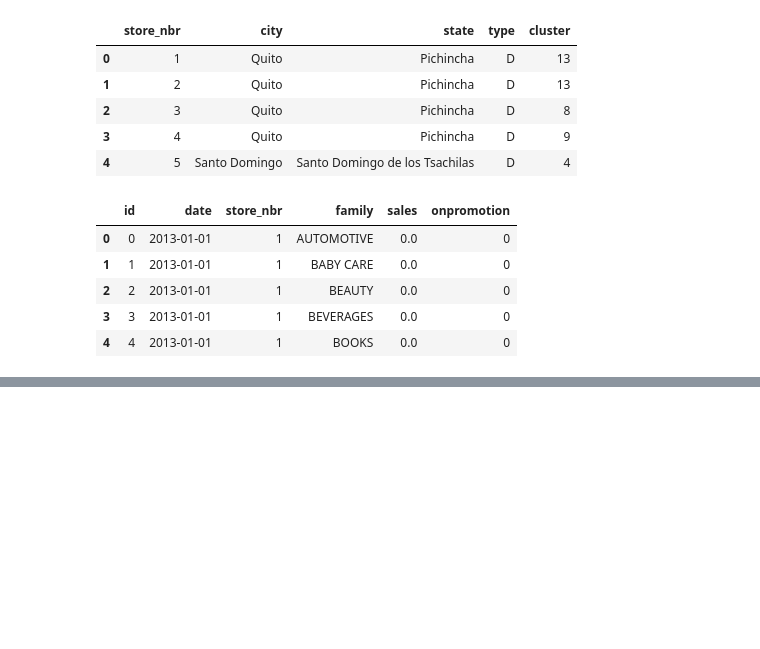
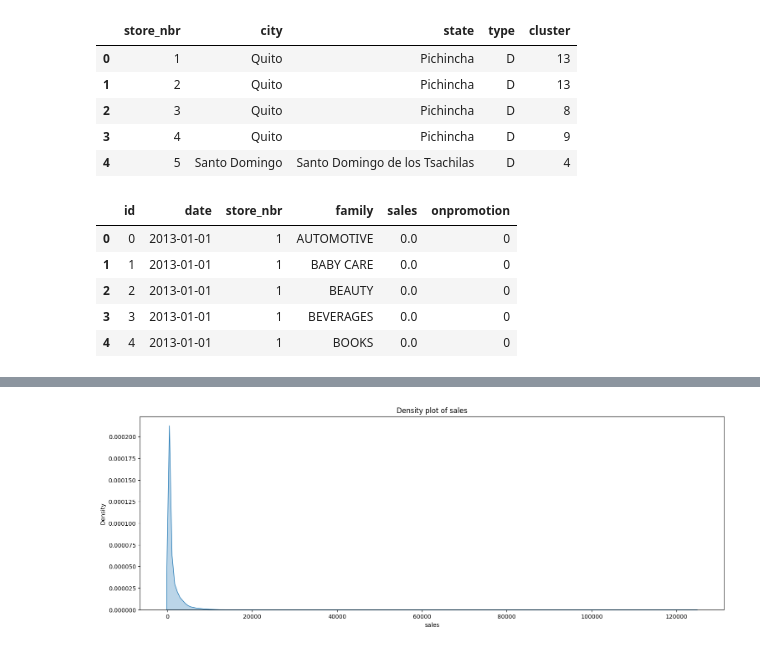
Before and after one commit to OngomaElias/A-Time-Series-Regression-Favorita, a Jupyter notebook: Notebook/Main.ipynb, the cells around one changed output, grey strips where cells are left out. Drawn from its saved outputs; the diff is of its cells as text; code cells hidden in the pictures; blank space fills up the shorter version.

```diff
--- a/Notebook/Main.ipynb
+++ b/Notebook/Main.ipynb
@@ -144,0 +484,7 @@ train_df.head()
+# %%
+plt.figure(figsize=(18, 6))
+sns.kdeplot(df['sales'], fill=True, alpha=0.3)
+plt.title('Density plot of sales')
+plt.show()
+# %% [output]
+[figure, added]
```
Also changed, not shown: parts of 200 cells of this notebook.
